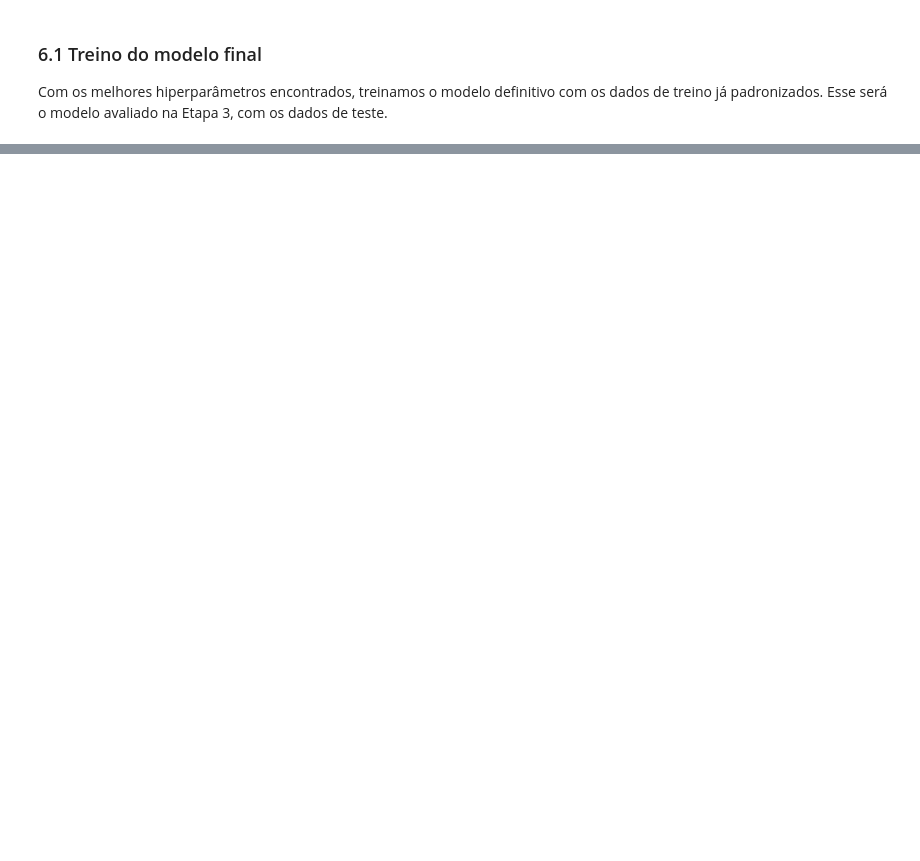
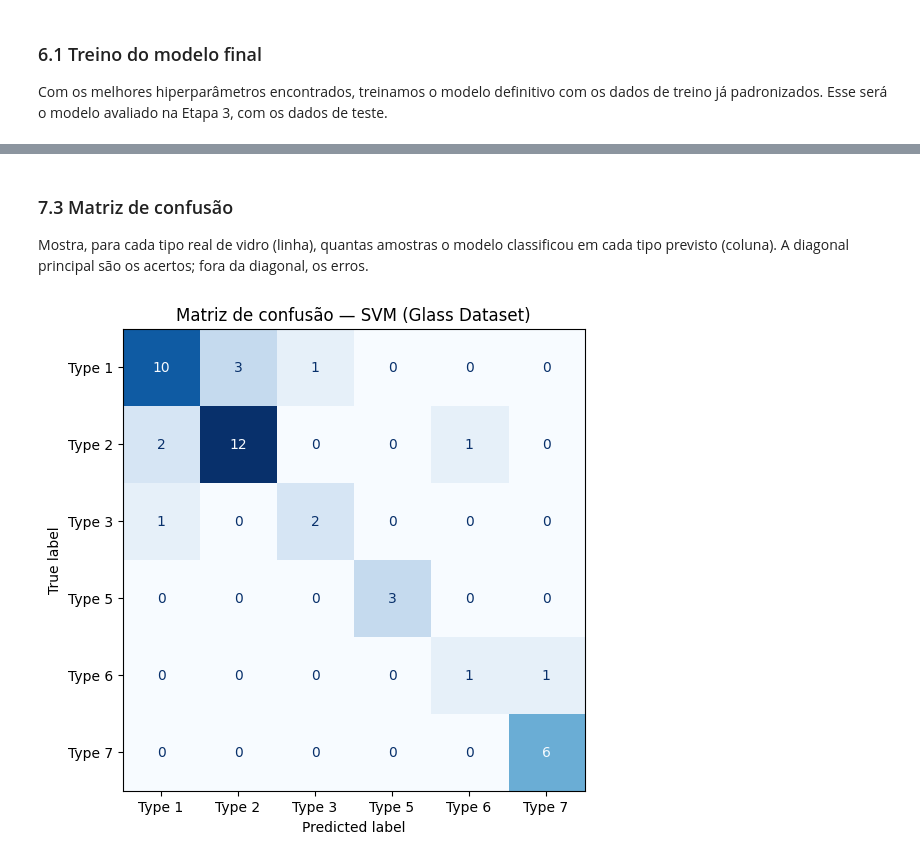
Before and after one commit to gonzagax00/Intelig-ncia-Artificial, a Jupyter notebook: summit-dupla-intelig-ncia-artificial.ipynb, the cells around one changed output, grey strips where cells are left out. Drawn from its saved outputs; the diff is of its cells as text; code cells hidden in the pictures; blank space fills up the shorter version.

Commit message:
Kaggle Notebook | Summit_Dupla_Inteligência_Artificial | Utilização do F1-Score para dados desbalanceados.

```diff
--- a/summit-dupla-intelig-ncia-artificial.ipynb
+++ b/summit-dupla-intelig-ncia-artificial.ipynb
@@ -228,10 +235,10 @@ param_grid = {
     'kernel': ['rbf', 'linear', 'poly']
 }
 
-grid = GridSearchCV(SVC(), param_grid, cv=5, scoring='accuracy', n_jobs=-1, verbose=1)
+grid = GridSearchCV(SVC(), param_grid, cv=5, scoring='f1_weighted', n_jobs=-1, verbose=1)
 grid.fit(X_train_scaled, y_train)
 
 print('Melhores hiperparâmetros:', grid.best_params_)
-print('Melhor acurácia média (CV):', grid.best_score_)
+print('Melhor F1-score ponderado (CV):', grid.best_score_)
 # %% [output]
 Fitting 5 folds for each of 60 candidates, totalling 300 fits
@@ -248,0 +268,12 @@ SVC(C=1, gamma=0.1)
+# %%
+from sklearn.metrics import f1_score, accuracy_score, classification_report, confusion_matrix, ConfusionMatrixDisplay
+
+y_pred = best_model.predict(X_test_scaled)
+
+f1_macro = f1_score(y_test, y_pred, average='macro', zero_division=0)
+f1_weighted = f1_score(y_test, y_pred, average='weighted', zero_division=0)
+acuracia = accuracy_score(y_test, y_pred)
+
+print(f'F1-score (macro):     {f1_macro:.4f}')
+print(f'F1-score (ponderado): {f1_weighted:.4f}')
+print(f'Acurácia (referência): {acuracia:.4f}')
@@ -248,0 +310,14 @@ SVC(C=1, gamma=0.1)
+# %% [markdown]
+### 7.3 Matriz de confusão
+
+Mostra, para cada tipo real de vidro (linha), quantas amostras o modelo classificou em cada tipo previsto (coluna). A diagonal principal são os acertos; fora da diagonal, os erros.
+# %%
+cm = confusion_matrix(y_test, y_pred)
+disp = ConfusionMatrixDisplay(confusion_matrix=cm, display_labels=[f'Type {c}' for c in le.classes_])
+
+fig, ax = plt.subplots(figsize=(7,6))
+disp.plot(cmap='Blues', ax=ax, colorbar=False)
+plt.title('Matriz de confusão — SVM (Glass Dataset)')
+plt.show()
+# %% [output]
+[figure, added]
```
Also changed, not shown: parts of 16 cells of this notebook.
